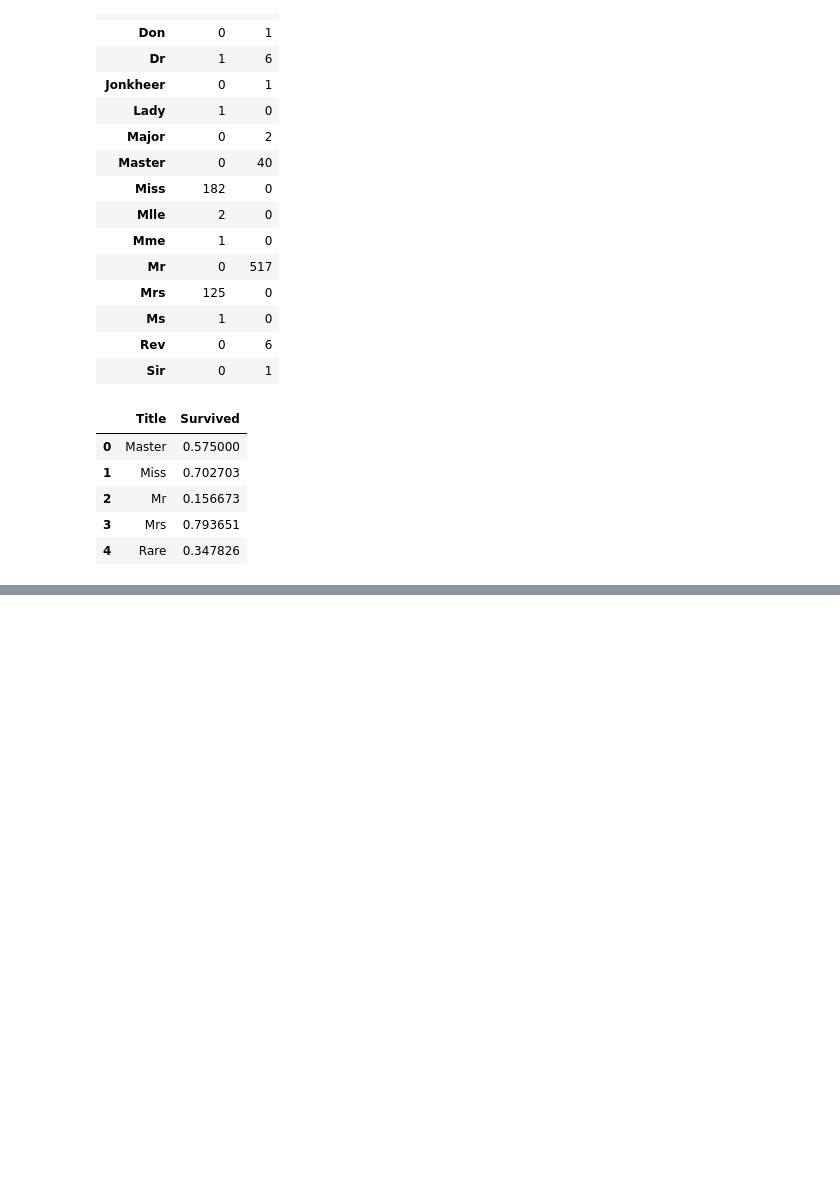
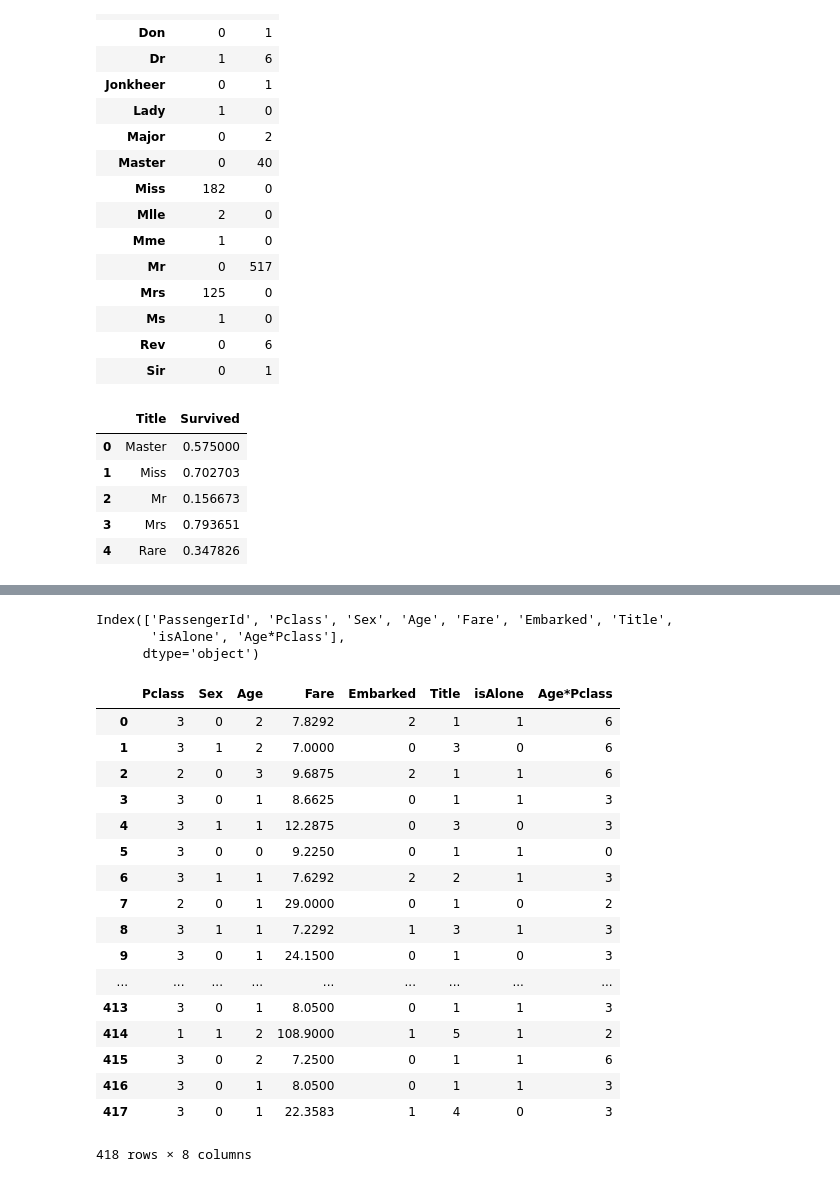
Before and after one commit to prashantshivam/titanic, a Jupyter notebook: titanic.ipynb, the cells around one changed output, grey strips where cells are left out. Cells and saved outputs as stored; diff of their text form; code cells hidden in the pictures; blank space fills up the shorter version.

Commit message:
add new feature in training dataset

```diff
--- a/titanic.ipynb
+++ b/titanic.ipynb
@@ -220,0 +310,3 @@ for data in combine:
+# %%
+trainDf = trainDf.drop( ['Parch', 'SibSp', 'FaimlySize'], axis=1 )
+testDf = testDf.drop( ['Parch', 'SibSp', 'FaimlySize'], axis=1 )
@@ -220,0 +371,3 @@ for data in combine:
+# %%
+testDf['Fare'].fillna(testDf['Fare'].dropna().median(), inplace=True)
+testDf.head()
@@ -220,0 +381,6 @@ for data in combine:
+# %%
+testDf.columns
+# %% [output]
+Index(['PassengerId', 'Pclass', 'Sex', 'Age', 'Fare', 'Embarked', 'Title',
+       'isAlone', 'Age*Pclass'],
+      dtype='object')
@@ -220,0 +390,23 @@ for data in combine:
+# %%
+X_test = testDf.drop('PassengerId', axis=1).copy()
+# %%
+X_test
+# %% [output]
+|  | Pclass | Sex | Age | Fare | Embarked | Title | isAlone | Age*Pclass |
+| 0 | 3 | 0 | 2 | 7.8292 | 2 | 1 | 1 | 6 |
+| 1 | 3 | 1 | 2 | 7.0000 | 0 | 3 | 0 | 6 |
+| 2 | 2 | 0 | 3 | 9.6875 | 2 | 1 | 1 | 6 |
+| 3 | 3 | 0 | 1 | 8.6625 | 0 | 1 | 1 | 3 |
+| 4 | 3 | 1 | 1 | 12.2875 | 0 | 3 | 0 | 3 |
+| 5 | 3 | 0 | 0 | 9.2250 | 0 | 1 | 1 | 0 |
+| 6 | 3 | 1 | 1 | 7.6292 | 2 | 2 | 1 | 3 |
+| 7 | 2 | 0 | 1 | 29.0000 | 0 | 1 | 0 | 2 |
+| 8 | 3 | 1 | 1 | 7.2292 | 1 | 3 | 1 | 3 |
+| 9 | 3 | 0 | 1 | 24.1500 | 0 | 1 | 0 | 3 |
+| ... | ... | ... | ... | ... | ... | ... | ... | ... |
+| 413 | 3 | 0 | 1 | 8.0500 | 0 | 1 | 1 | 3 |
+| 414 | 1 | 1 | 2 | 108.9000 | 1 | 5 | 1 | 2 |
+| 415 | 3 | 0 | 2 | 7.2500 | 0 | 1 | 1 | 6 |
+| 416 | 3 | 0 | 1 | 8.0500 | 0 | 1 | 1 | 3 |
+| 417 | 3 | 0 | 1 | 22.3583 | 1 | 4 | 0 | 3 |
+418 rows × 8 columns
```
Also changed, not shown: parts of 21 cells of this notebook.
